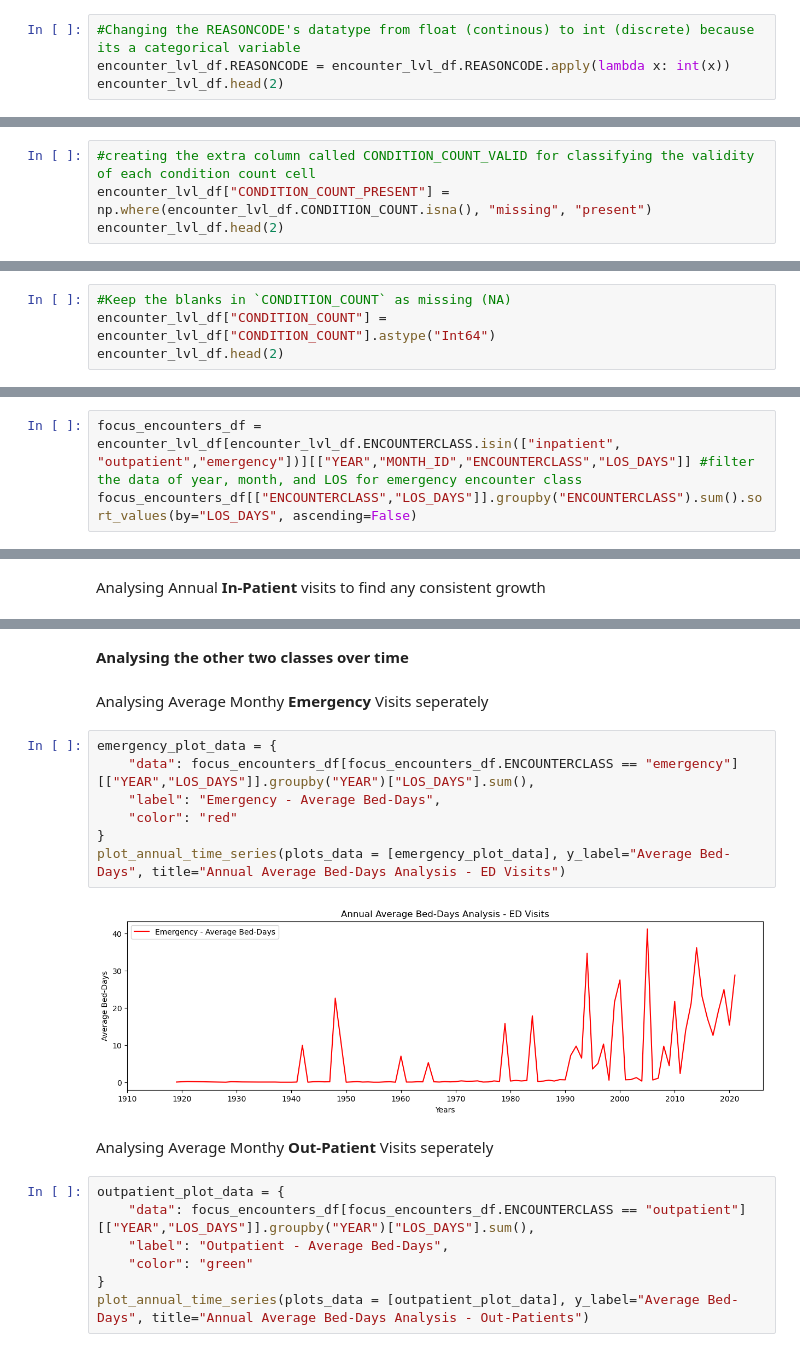
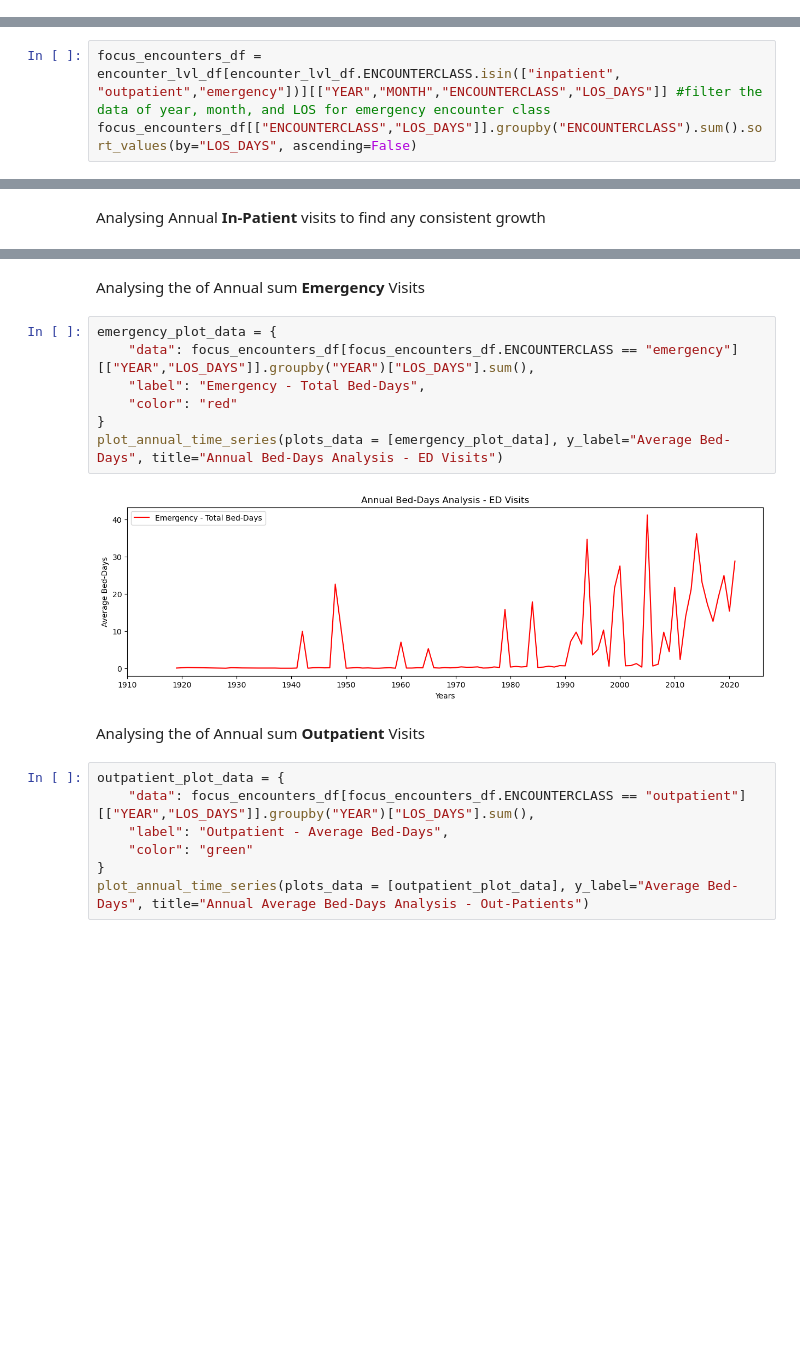
Before and after one commit to kaymighty86/hospital-network-EDA-project, a Jupyter notebook: hospital-encounter-level-data-analysis.ipynb, the cells around one changed output, grey strips where cells are left out. Drawn from its saved outputs; the diff is of its cells as text; blank space fills up the shorter version.

```diff
--- a/hospital-encounter-level-data-analysis.ipynb
+++ b/hospital-encounter-level-data-analysis.ipynb
@@ -186,4 +174,0 @@ The total number of blank rows replaced in `REASONCODE`  and `REASONDESCRIPTION`
-# %%
-#Changing the REASONCODE's datatype from float (continous) to int (discrete) because its a categorical variable
-encounter_lvl_df.REASONCODE = encounter_lvl_df.REASONCODE.apply(lambda x: int(x))
-encounter_lvl_df.head(2)
@@ -207,4 +174,0 @@ To enable analysis involving `CONDITION_COUNT`, an extra attribute called `CONDI
-# %%
-#creating the extra column called CONDITION_COUNT_VALID for classifying the validity of each condition count cell
-encounter_lvl_df["CONDITION_COUNT_PRESENT"] = np.where(encounter_lvl_df.CONDITION_COUNT.isna(), "missing", "present")
-encounter_lvl_df.head(2)
@@ -215,4 +174,0 @@ encounter_lvl_df.head(2)
-# %%
-#Keep the blanks in `CONDITION_COUNT` as missing (NA)
-encounter_lvl_df["CONDITION_COUNT"] = encounter_lvl_df["CONDITION_COUNT"].astype("Int64")
-encounter_lvl_df.head(2)
@@ -465,7 +449,7 @@ ___Task:__ Determine which service lines (ED/inpatient/outpatient) and diagnosis
 ### 2.1 Service Lines Analysis
 Finding the service lines (emergency/inpatient/outpatient) with the highest bed days
 # %%
-focus_encounters_df = encounter_lvl_df[encounter_lvl_df.ENCOUNTERCLASS.isin(["inpatient", "outpatient","emergency"])][["YEAR","MONTH_ID","ENCOUNTERCLASS","LOS_DAYS"]] #filter the data of year, month, and LOS for emergency encounter class
+focus_encounters_df = encounter_lvl_df[encounter_lvl_df.ENCOUNTERCLASS.isin(["inpatient", "outpatient","emergency"])][["YEAR","MONTH","ENCOUNTERCLASS","LOS_DAYS"]] #filter the data of year, month, and LOS for emergency encounter class
 focus_encounters_df[["ENCOUNTERCLASS","LOS_DAYS"]].groupby("ENCOUNTERCLASS").sum().sort_values(by="LOS_DAYS", ascending=False)
 # %% [output]
 |  | LOS_DAYS |
@@ -501,18 +473,16 @@ plot_monthly_time_series(plots_data = [inpatient_plot_data], y_label="Average Be
-# %% [markdown]
-**Analysing the other two classes over time**
 # %% [markdown]
-Analysing Average Monthy __Emergency__ Visits seperately
+Analysing the of Annual sum __Emergency__ Visits
 # %%
 emergency_plot_data = {
     "data": focus_encounters_df[focus_encounters_df.ENCOUNTERCLASS == "emergency"][["YEAR","LOS_DAYS"]].groupby("YEAR")["LOS_DAYS"].sum(),
-    "label": "Emergency - Average Bed-Days",
+    "label": "Emergency - Total Bed-Days",
     "color": "red"
 }
-plot_annual_time_series(plots_data = [emergency_plot_data], y_label="Average Bed-Days", title="Annual Average Bed-Days Analysis - ED Visits")
+plot_annual_time_series(plots_data = [emergency_plot_data], y_label="Average Bed-Days", title="Annual Bed-Days Analysis - ED Visits")
 # %% [output]
-[figure, old version]
+[figure, new version]
 # %% [markdown]
-Analysing Average Monthy __Out-Patient__ Visits seperately
+Analysing the of Annual sum __Outpatient__ Visits
 # %%
 outpatient_plot_data = {
     "data": focus_encounters_df[focus_encounters_df.ENCOUNTERCLASS == "outpatient"][["YEAR","LOS_DAYS"]].groupby("YEAR")["LOS_DAYS"].sum(),
```
Also changed, not shown: parts of 73 cells of this notebook.
